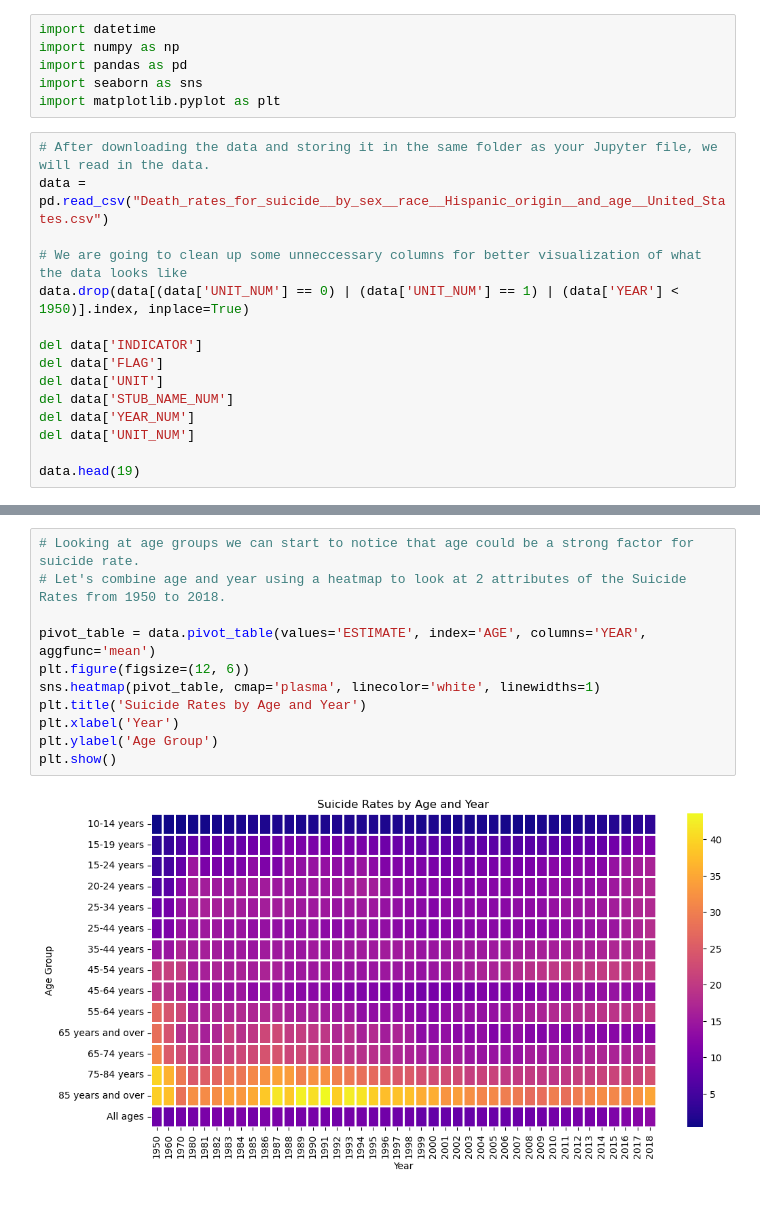
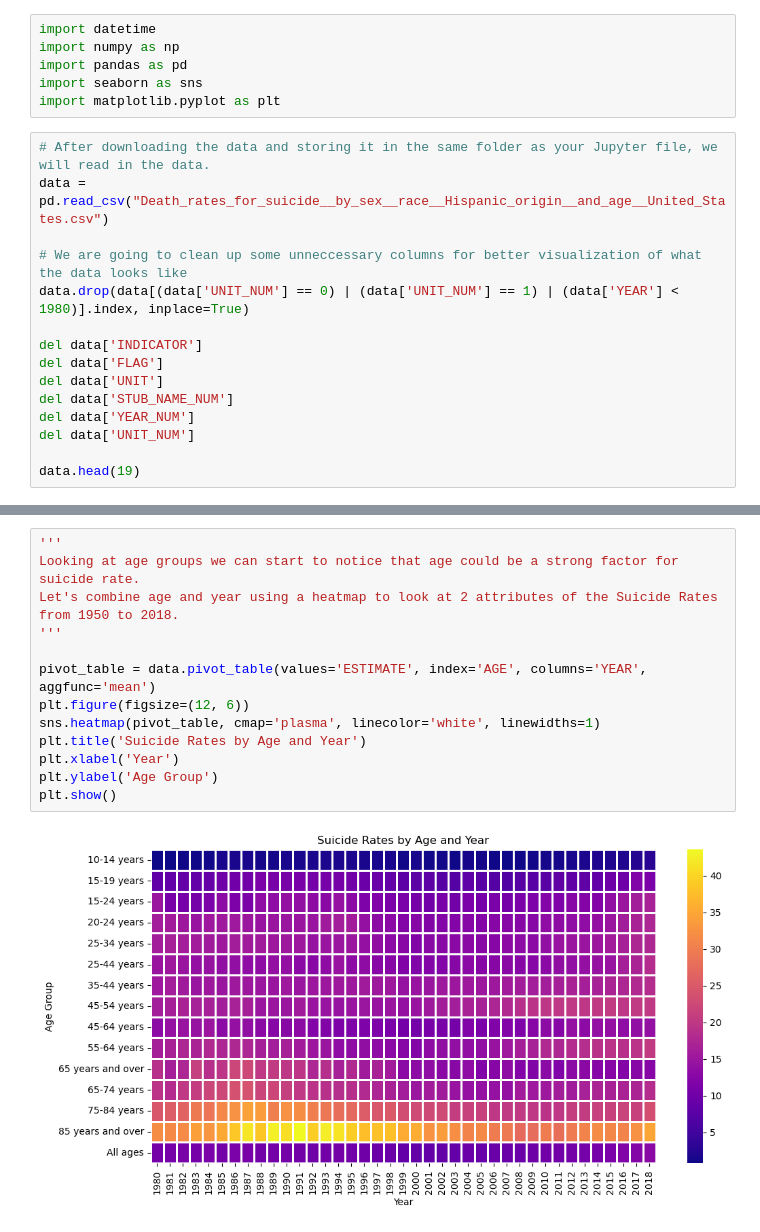
Before and after one commit to jaimelu/jaimelu.github.io, a Jupyter notebook: FinalProject.ipynb, the cells around one changed output, grey strips where cells are left out. Drawn from its saved outputs; the diff is of its cells as text.

```diff
--- a/FinalProject.ipynb
+++ b/FinalProject.ipynb
@@ -18,7 +9,7 @@ import matplotlib.pyplot as plt
 data = pd.read_csv("Death_rates_for_suicide__by_sex__race__Hispanic_origin__and_age__United_States.csv")
 
 # We are going to clean up some unneccessary columns for better visualization of what the data looks like
-data.drop(data[(data['UNIT_NUM'] == 0) | (data['UNIT_NUM'] == 1) | (data['YEAR'] < 1950)].index, inplace=True)
+data.drop(data[(data['UNIT_NUM'] == 0) | (data['UNIT_NUM'] == 1) | (data['YEAR'] < 1980)].index, inplace=True)
 
 del data['INDICATOR']
 del data['FLAG']
@@ -82,13 +82,15 @@ plt.show()
 # %%
-# Looking at age groups we can start to notice that age could be a strong factor for suicide rate.
-# Let's combine age and year using a heatmap to look at 2 attributes of the Suicide Rates from 1950 to 2018.
+'''
+Looking at age groups we can start to notice that age could be a strong factor for suicide rate.
+Let's combine age and year using a heatmap to look at 2 attributes of the Suicide Rates from 1950 to 2018.
+'''
 
 pivot_table = data.pivot_table(values='ESTIMATE', index='AGE', columns='YEAR', aggfunc='mean')
 plt.figure(figsize=(12, 6))
 sns.heatmap(pivot_table, cmap='plasma', linecolor='white', linewidths=1)
 plt.title('Suicide Rates by Age and Year')
 plt.xlabel('Year')
 plt.ylabel('Age Group')
 plt.show()
 # %% [output]
-[figure, old version]
+[figure, new version]
```
Also changed, not shown: parts of 13 cells of this notebook.
